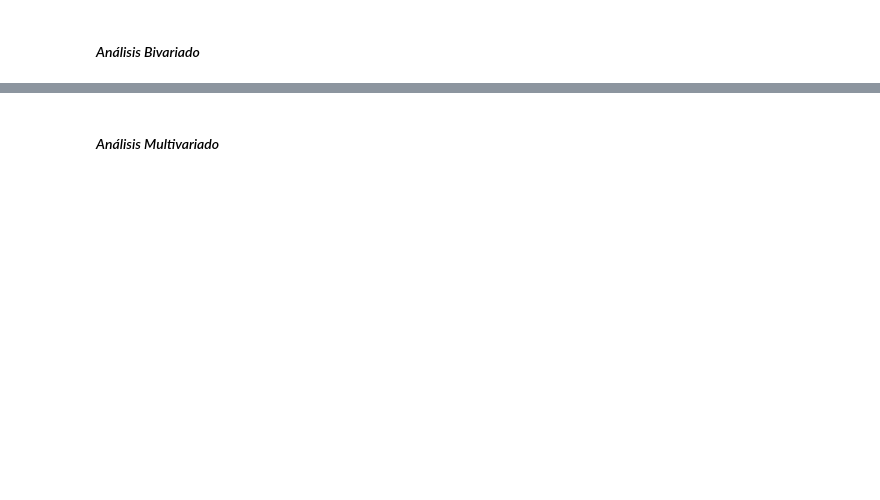
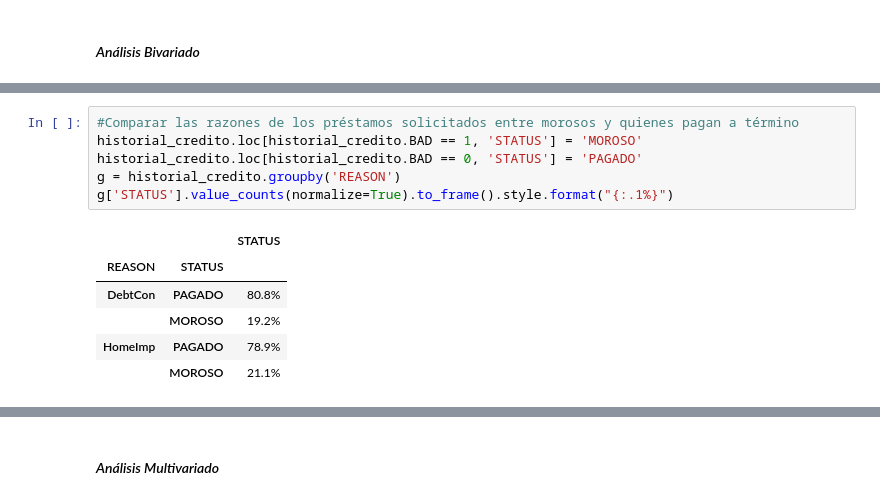
Before and after one commit to HelgaZambrana/data-science-coderhouse, a Jupyter notebook: ProyectoFinal_RiesgoCrediticio.ipynb, the cells around one changed output, grey strips where cells are left out. Drawn from its saved outputs; the diff is of its cells as text; blank space fills up the shorter version.

```diff
--- a/ProyectoFinal_RiesgoCrediticio.ipynb
+++ b/ProyectoFinal_RiesgoCrediticio.ipynb
@@ -214,0 +255,13 @@ De las estadísticas descriptivas se pueden comenzar a perfilar algunas definici
+# %%
+#Comparar las razones de los préstamos solicitados entre morosos y quienes pagan a término
+historial_credito.loc[historial_credito.BAD == 1, 'STATUS'] = 'MOROSO'
+historial_credito.loc[historial_credito.BAD == 0, 'STATUS'] = 'PAGADO'
+g = historial_credito.groupby('REASON')
+g['STATUS'].value_counts(normalize=True).to_frame().style.format("{:.1%}")
+# %% [output]
+|  |  | STATUS |
+| REASON | STATUS |  |
+| DebtCon | PAGADO | 80.8% |
+|  | MOROSO | 19.2% |
+| HomeImp | PAGADO | 78.9% |
+|  | MOROSO | 21.1% |
```
Also changed, not shown: parts of 13 cells of this notebook.
